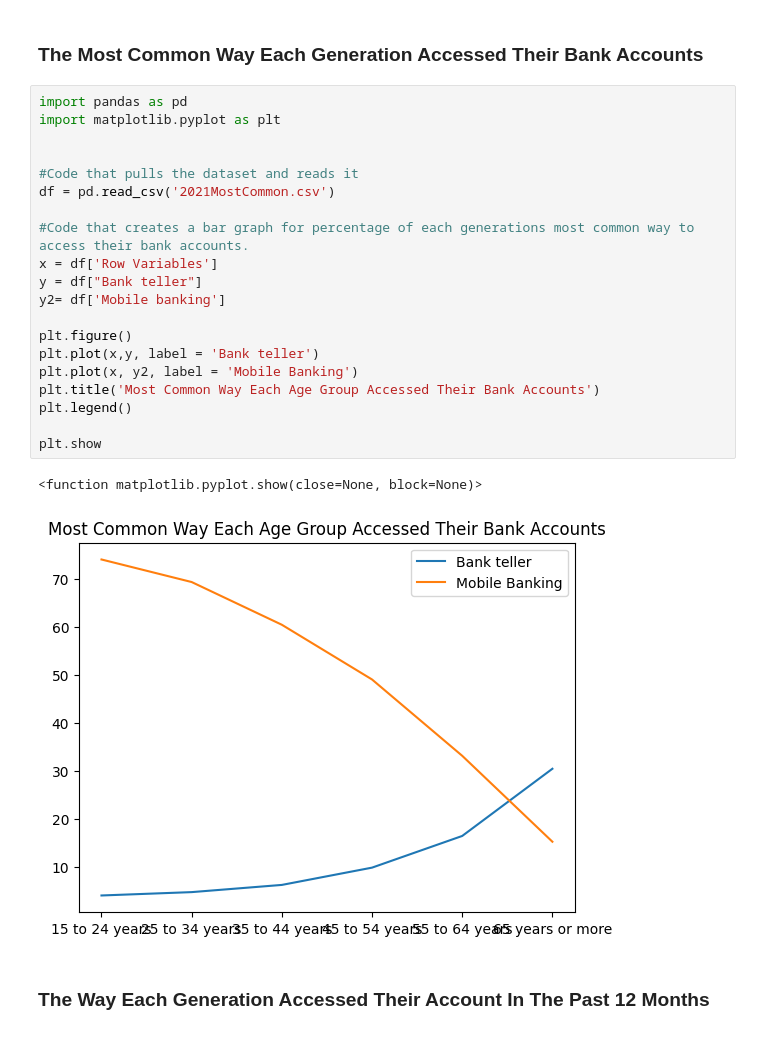
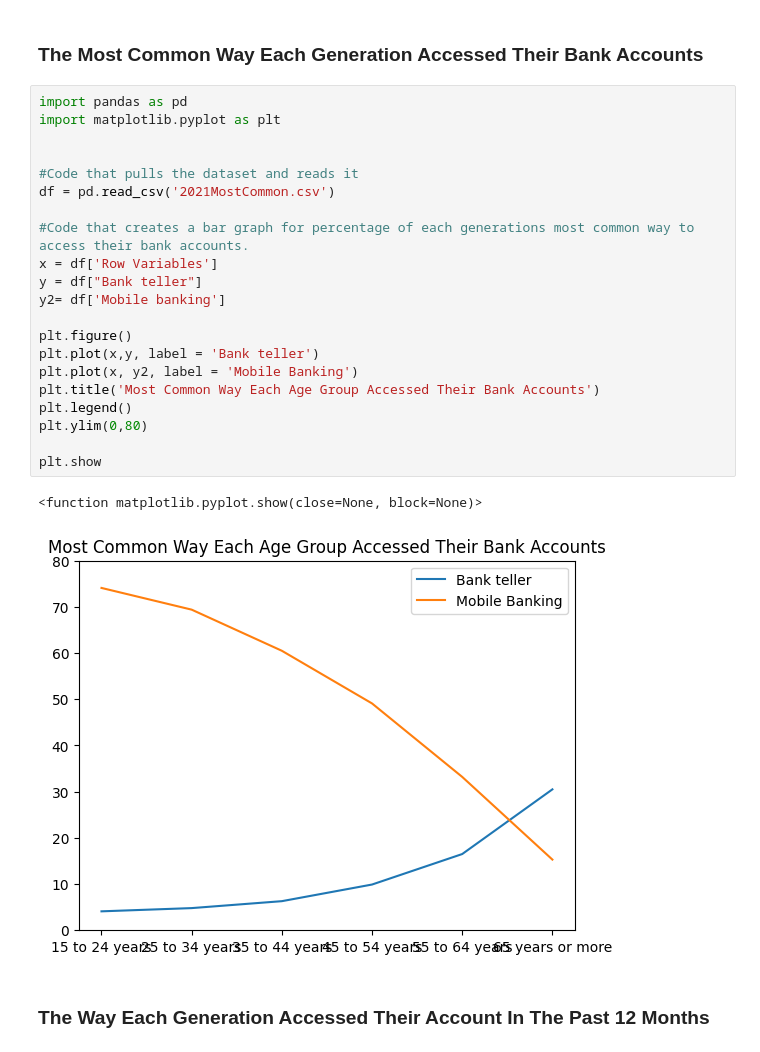
Before and after one commit to ryanmoore2121/Capstone, a Jupyter notebook: Banking.ipynb, the cells around one changed output. Saved outputs shown, nothing was run; the diff lists cells and outputs as text.

```diff
--- a/Banking.ipynb
+++ b/Banking.ipynb
@@ -7,26 +7,27 @@
 # %%
 import pandas as pd
 import matplotlib.pyplot as plt
 
 
 #Code that pulls the dataset and reads it
 df = pd.read_csv('2021MostCommon.csv')
 
 #Code that creates a bar graph for percentage of each generations most common way to access their bank accounts.
 x = df['Row Variables']
 y = df["Bank teller"]
 y2= df['Mobile banking']
 
 plt.figure()
 plt.plot(x,y, label = 'Bank teller')
 plt.plot(x, y2, label = 'Mobile Banking')
 plt.title('Most Common Way Each Age Group Accessed Their Bank Accounts')
 plt.legend()
+plt.ylim(0,80)
 
 plt.show
 # %% [output]
 <function matplotlib.pyplot.show(close=None, block=None)>
-[figure, old version]
+[figure, new version]
 # %% [markdown]
 ### The Way Each Generation Accessed Their Account In The Past 12 Months
 # %%
```
Also changed, not shown: parts of 6 cells of this notebook, 1 other file.
